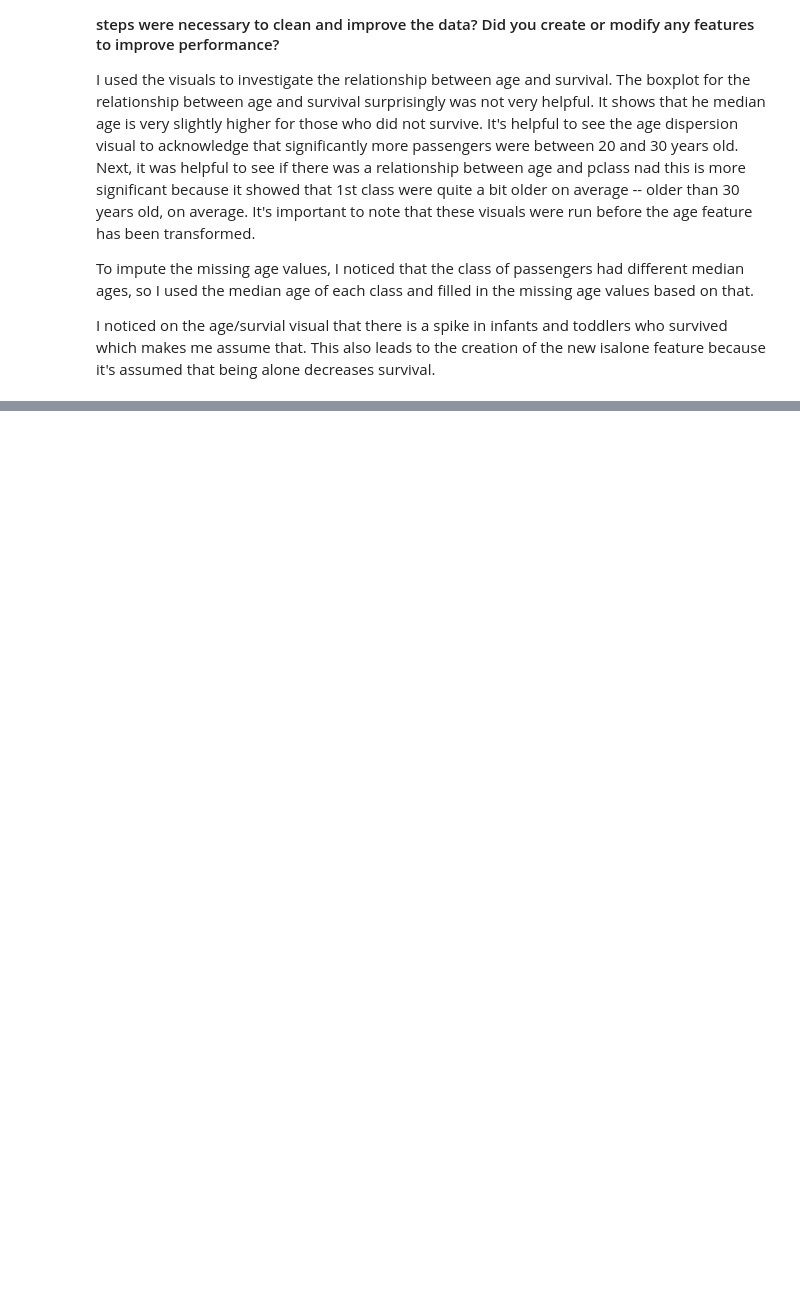
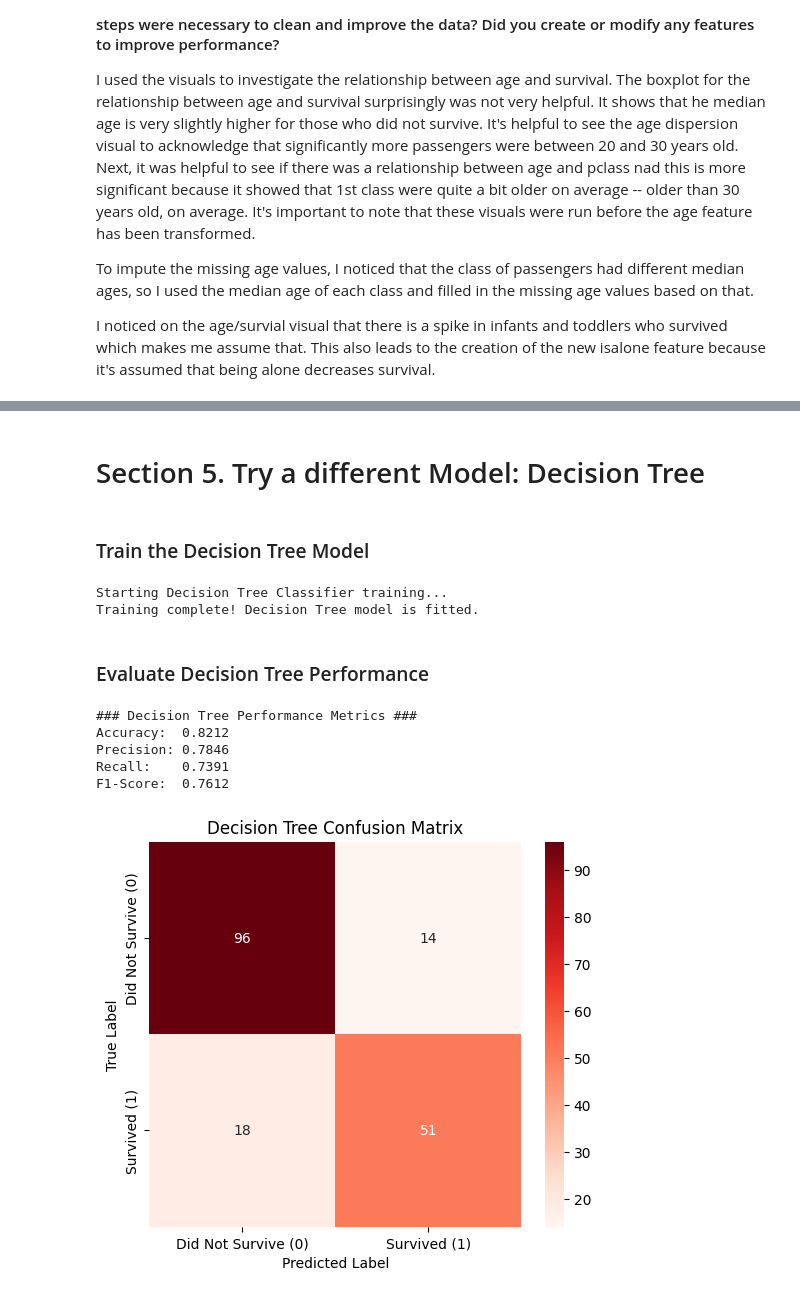
Before and after one commit to jarjarredred/ml-modules, a Jupyter notebook: notebooks/midterm/mlmidterm_jarred.ipynb, the cells around one changed output, grey strips where cells are left out. Drawn from its saved outputs; the diff is of its cells as text; code cells hidden in the pictures; blank space fills up the shorter version.

```diff
--- a/notebooks/midterm/mlmidterm_jarred.ipynb
+++ b/notebooks/midterm/mlmidterm_jarred.ipynb
@@ -244,0 +433,52 @@ I noticed on the age/survial visual that there is a spike in infants and toddler
+# %% [markdown]
+# Section 5. Try a different Model: Decision Tree
+# %% [markdown]
+### Train the Decision Tree Model
+# %%
+# 1. Initialize the Decision Tree model
+# Setting random_state for reproducibility. We will use default parameters for simplicity.
+dt_model = DecisionTreeClassifier(random_state=42)
+
+# 2. Train the model using the training data
+print("Starting Decision Tree Classifier training...")
+dt_model.fit(X_train, y_train)
+print("Training complete! Decision Tree model is fitted.")
+
+# 3. Make predictions on the test set
+dt_y_pred = dt_model.predict(X_test)
+# %% [output]
+Starting Decision Tree Classifier training...
+Training complete! Decision Tree model is fitted.
+# %% [markdown]
+### Evaluate Decision Tree Performance
+# %%
+# Calculate core metrics
+dt_accuracy = accuracy_score(y_test, dt_y_pred)
+dt_precision = precision_score(y_test, dt_y_pred)
+dt_recall = recall_score(y_test, dt_y_pred)
+dt_f1 = f1_score(y_test, dt_y_pred)
+
+print("\n### Decision Tree Performance Metrics ###")
+print(f"Accuracy:  {dt_accuracy:.4f}")
+print(f"Precision: {dt_precision:.4f}")
+print(f"Recall:    {dt_recall:.4f}")
+print(f"F1-Score:  {dt_f1:.4f}")
+
+# Display the Confusion Matrix
+dt_cm = confusion_matrix(y_test, dt_y_pred)
+
+plt.figure(figsize=(6, 5))
+sns.heatmap(dt_cm, annot=True, fmt='d', cmap='Reds',
+            xticklabels=['Did Not Survive (0)', 'Survived (1)'],
+            yticklabels=['Did Not Survive (0)', 'Survived (1)'])
+plt.ylabel('True Label')
+plt.xlabel('Predicted Label')
+plt.title('Decision Tree Confusion Matrix')
+plt.show()
+# %% [output]
+### Decision Tree Performance Metrics ###
+Accuracy:  0.8212
+Precision: 0.7846
+Recall:    0.7391
+F1-Score:  0.7612
+[figure, added]
```
Also changed, not shown: parts of 21 cells of this notebook, 1 other file.
